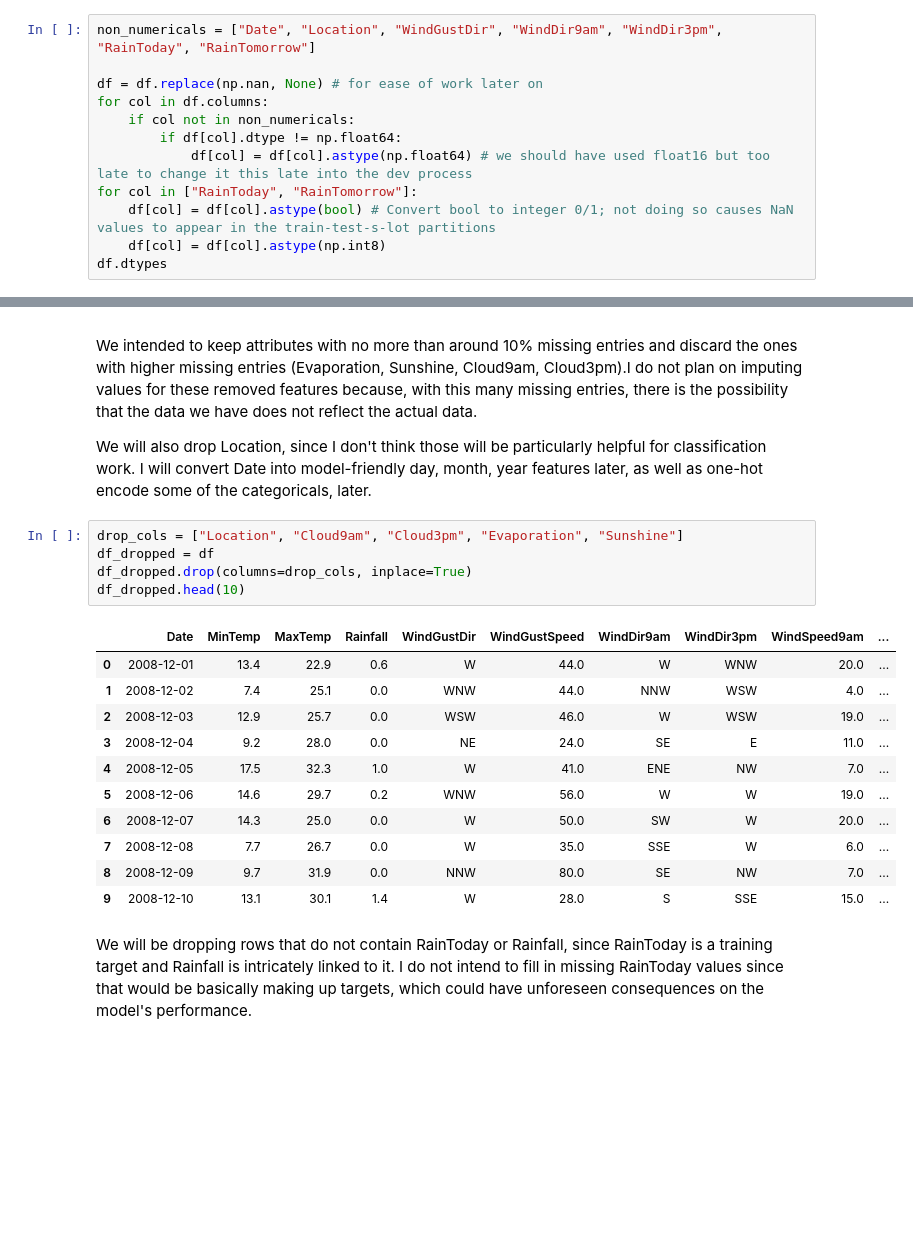
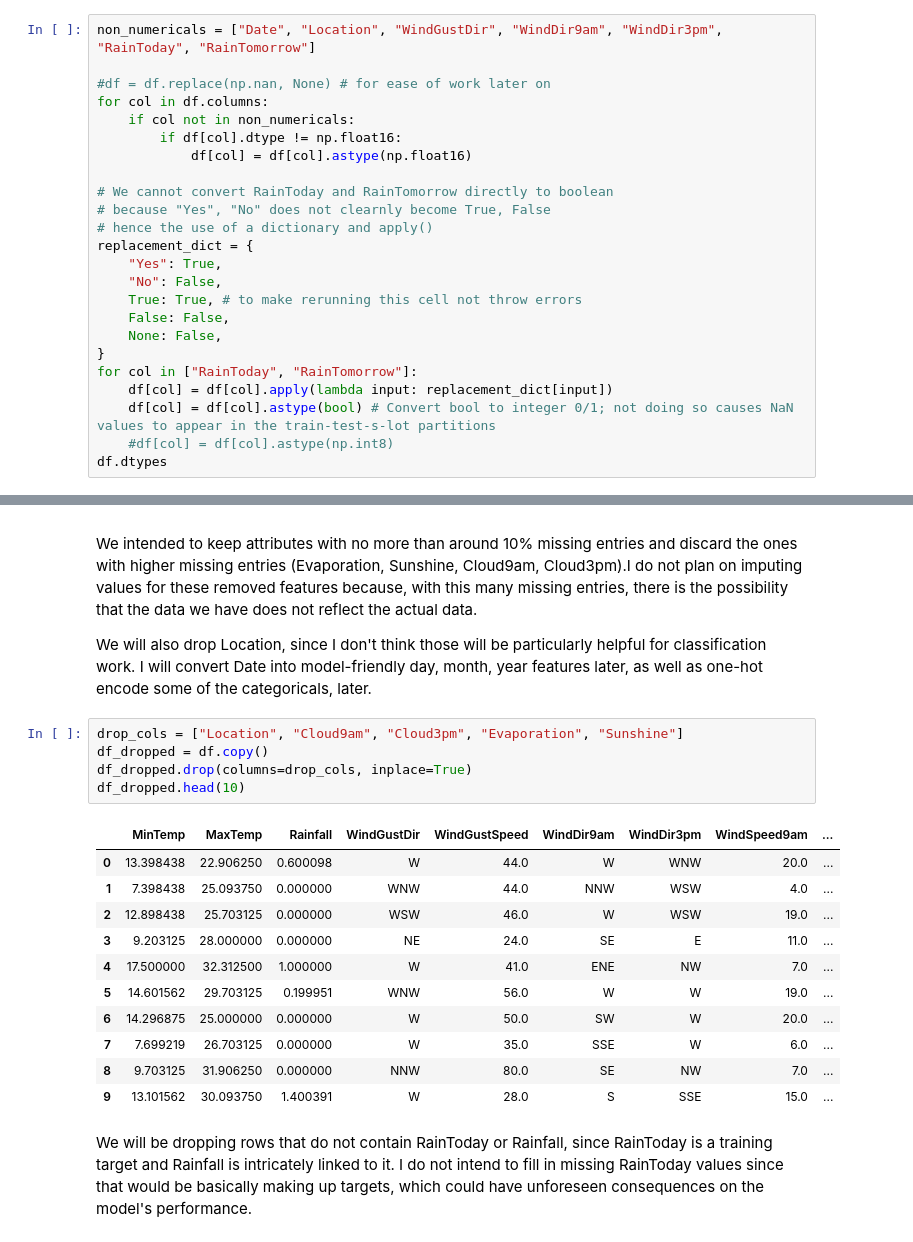
Before and after one commit to JasonWu00/ds675-mini-project, a Jupyter notebook: experimentation/ds-675-mini-project-work-3-wip.ipynb, the cells around one changed output, grey strips where cells are left out. Cells and saved outputs as stored; diff of their text form; blank space fills up the shorter version.

Commit message:
bugfix: fixed an issue with improper dtype conversions destroying two features

```diff
--- a/experimentation/ds-675-mini-project-work-3-wip.ipynb
+++ b/experimentation/ds-675-mini-project-work-3-wip.ipynb
@@ -126,14 +133,26 @@ The raw data requires some work; some features that are clearly numericals are n
 # %%
 non_numericals = ["Date", "Location", "WindGustDir", "WindDir9am", "WindDir3pm", "RainToday", "RainTomorrow"]
 
-df = df.replace(np.nan, None) # for ease of work later on
+#df = df.replace(np.nan, None) # for ease of work later on
 for col in df.columns:
     if col not in non_numericals:
-        if df[col].dtype != np.float64:
-            df[col] = df[col].astype(np.float64) # we should have used float16 but too late to change it this late into the dev process
+        if df[col].dtype != np.float16:
+            df[col] = df[col].astype(np.float16)
+
+# We cannot convert RainToday and RainTomorrow directly to boolean
+# because "Yes", "No" does not clearnly become True, False
+# hence the use of a dictionary and apply()
+replacement_dict = {
+    "Yes": True,
+    "No": False,
+    True: True, # to make rerunning this cell not throw errors
+    False: False,
+    None: False,
+}
 for col in ["RainToday", "RainTomorrow"]:
+    df[col] = df[col].apply(lambda input: replacement_dict[input])
     df[col] = df[col].astype(bool) # Convert bool to integer 0/1; not doing so causes NaN values to appear in the train-test-s-lot partitions
-    df[col] = df[col].astype(np.int8)
+    #df[col] = df[col].astype(np.int8)
 df.dtypes
 # %% [output]
 Date              object
@@ -211,21 +237,21 @@ We intended to keep attributes with no more than around 10% missing entries and
 We will also drop Location, since I don't think those will be particularly helpful for classification work. I will convert Date into model-friendly day, month, year features later, as well as one-hot encode some of the categoricals, later.
 # %%
 drop_cols = ["Location", "Cloud9am", "Cloud3pm", "Evaporation", "Sunshine"]
-df_dropped = df
+df_dropped = df.copy()
 df_dropped.drop(columns=drop_cols, inplace=True)
 df_dropped.head(10)
 # %% [output]
-|  | Date | MinTemp | MaxTemp | Rainfall | WindGustDir | WindGustSpeed | WindDir9am | WindDir3pm | WindSpeed9am | ... |
-| 0 | 2008-12-01 | 13.4 | 22.9 | 0.6 | W | 44.0 | W | WNW | 20.0 | ... |
-| 1 | 2008-12-02 | 7.4 | 25.1 | 0.0 | WNW | 44.0 | NNW | WSW | 4.0 | ... |
-| 2 | 2008-12-03 | 12.9 | 25.7 | 0.0 | WSW | 46.0 | W | WSW | 19.0 | ... |
-| 3 | 2008-12-04 | 9.2 | 28.0 | 0.0 | NE | 24.0 | SE | E | 11.0 | ... |
-| 4 | 2008-12-05 | 17.5 | 32.3 | 1.0 | W | 41.0 | ENE | NW | 7.0 | ... |
-| 5 | 2008-12-06 | 14.6 | 29.7 | 0.2 | WNW | 56.0 | W | W | 19.0 | ... |
-| 6 | 2008-12-07 | 14.3 | 25.0 | 0.0 | W | 50.0 | SW | W | 20.0 | ... |
-| 7 | 2008-12-08 | 7.7 | 26.7 | 0.0 | W | 35.0 | SSE | W | 6.0 | ... |
-| 8 | 2008-12-09 | 9.7 | 31.9 | 0.0 | NNW | 80.0 | SE | NW | 7.0 | ... |
-| 9 | 2008-12-10 | 13.1 | 30.1 | 1.4 | W | 28.0 | S | SSE | 15.0 | ... |
+|  | MinTemp | MaxTemp | Rainfall | WindGustDir | WindGustSpeed | WindDir9am | WindDir3pm | WindSpeed9am | ... |
+| 0 | 13.398438 | 22.906250 | 0.600098 | W | 44.0 | W | WNW | 20.0 | ... |
+| 1 | 7.398438 | 25.093750 | 0.000000 | WNW | 44.0 | NNW | WSW | 4.0 | ... |
+| 2 | 12.898438 | 25.703125 | 0.000000 | WSW | 46.0 | W | WSW | 19.0 | ... |
+| 3 | 9.203125 | 28.000000 | 0.000000 | NE | 24.0 | SE | E | 11.0 | ... |
+| 4 | 17.500000 | 32.312500 | 1.000000 | W | 41.0 | ENE | NW | 7.0 | ... |
+| 5 | 14.601562 | 29.703125 | 0.199951 | WNW | 56.0 | W | W | 19.0 | ... |
+| 6 | 14.296875 | 25.000000 | 0.000000 | W | 50.0 | SW | W | 20.0 | ... |
+| 7 | 7.699219 | 26.703125 | 0.000000 | W | 35.0 | SSE | W | 6.0 | ... |
+| 8 | 9.703125 | 31.906250 | 0.000000 | NNW | 80.0 | SE | NW | 7.0 | ... |
+| 9 | 13.101562 | 30.093750 | 1.400391 | W | 28.0 | S | SSE | 15.0 | ... |
 # %% [markdown]
 We will be dropping rows that do not contain RainToday or Rainfall, since RainToday is a training target and Rainfall is intricately linked to it. I do not intend to fill in missing RainToday values since that would be basically making up targets, which could have unforeseen consequences on the model's performance.
 # %%
```
Also changed, not shown: parts of 18 cells of this notebook.
